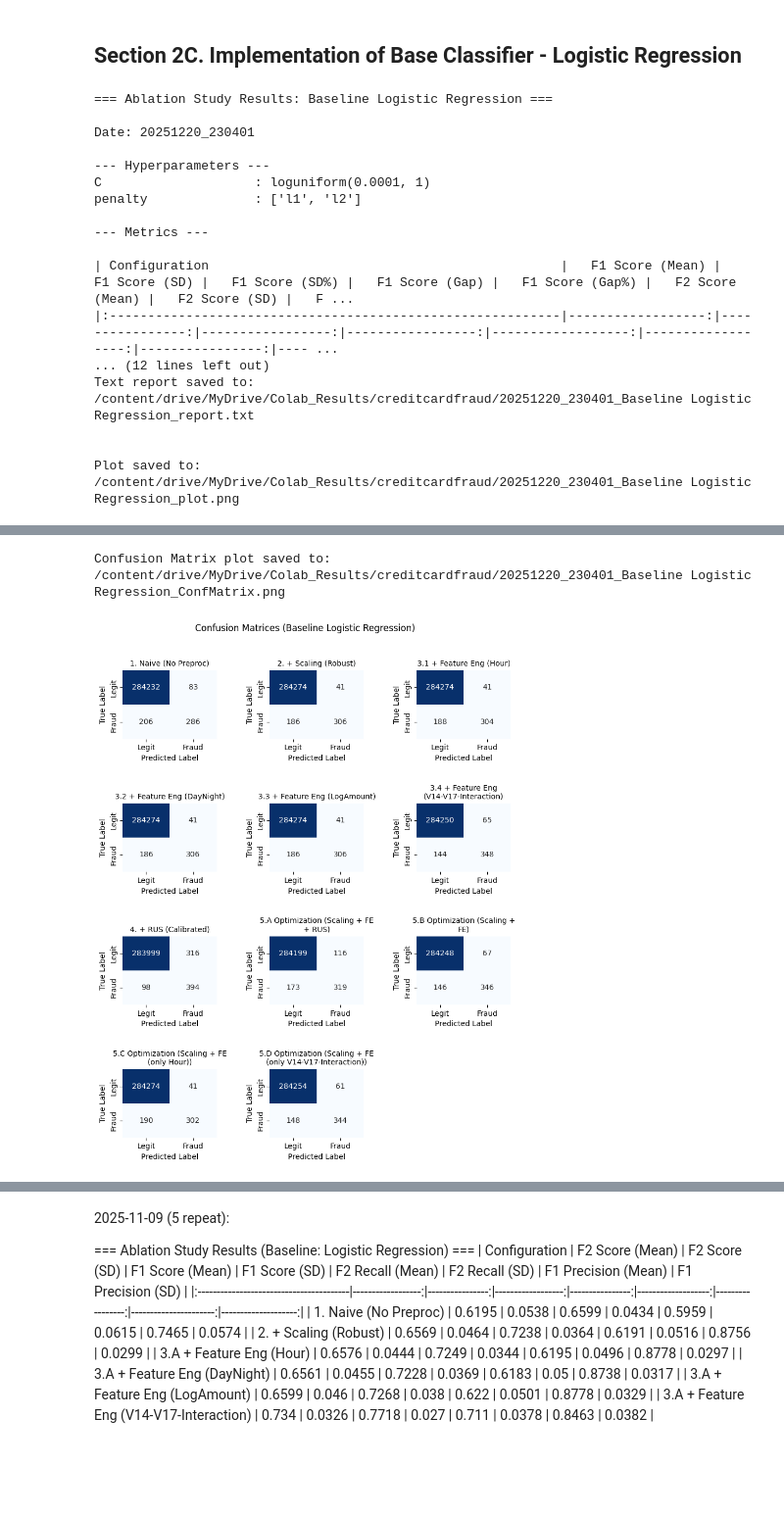
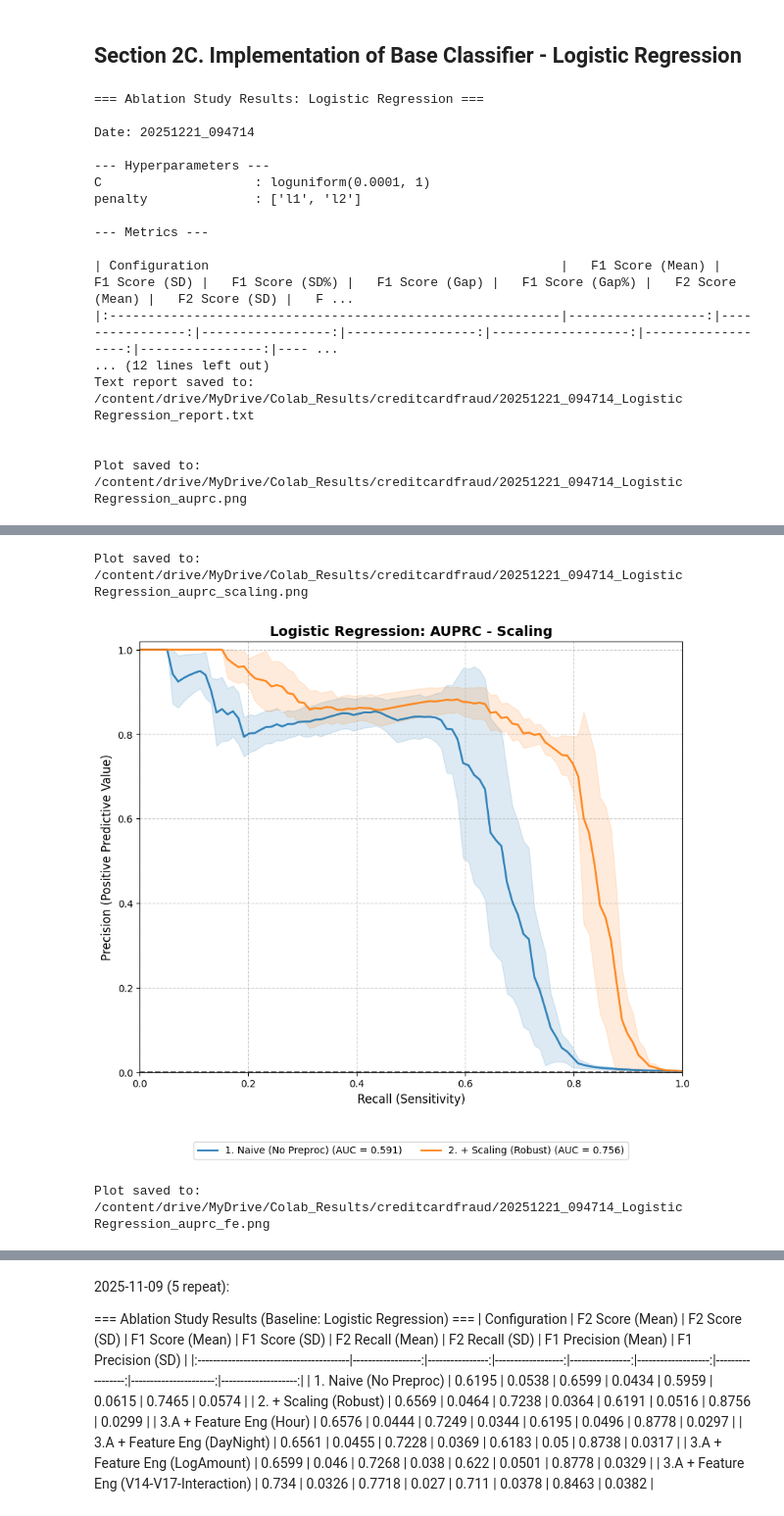
Before and after one commit to ang-bill/IU-DLMDSME01-Credit-Card-Fraud-Detection, a Jupyter notebook: Task1_Credit_Card_Fraud_Detection_Classifier_1.ipynb, the cells around one changed output, grey strips where cells are left out. Shown at 98% size. Cells and saved outputs as stored; diff of their text form; code cells hidden in the pictures; blank space fills up the shorter version.

Commit message:
Analyse results

```diff
--- a/Task1_Credit_Card_Fraud_Detection_Classifier_1.ipynb
+++ b/Task1_Credit_Card_Fraud_Detection_Classifier_1.ipynb
@@ -840,37 +905,37 @@ print(f"{datetime.now().strftime('%Y-%m-%d %H:%M:%S')} Dataset Shape: {X.shape},
 # %%
 # We define distinct pipelines to test each component
 configs = {
-    "1. Naive (No Preproc)": {
+    "1. Naive": {
         'scale': False, 'fe_1': False, 'fe_2': False, 'fe_3': False, 'fe_4': False, 'rus': False, 'opt': False
     },
-    "2. + Scaling (Robust)": {
+    "2. Scaling": {
         'scale': True, 'fe_1': False, 'fe_2': False, 'fe_3': False, 'fe_4': False,  'rus': False, 'opt': False
     },
-    "3.1 + Feature Eng (Hour)": {
+    "3.1 Scaling + FE (Hour)": {
         'scale': True, 'fe_1': True, 'fe_2': False, 'fe_3': False, 'fe_4': False,  'rus': False, 'opt': False
     },
-    "3.2 + Feature Eng (DayNight)": {
+    "3.2 Scaling + FE (Hour + Is_Night)": {
         'scale': True, 'fe_1': True, 'fe_2': True, 'fe_3': False, 'fe_4': False,  'rus': False, 'opt': False
     },
-    "3.3 + Feature Eng (LogAmount)": {
+    "3.3 Scaling + FE (Hour + Is_Night + Log_Amount)": {
         'scale': True, 'fe_1': True, 'fe_2': True, 'fe_3': True, 'fe_4': False,  'rus': False, 'opt': False
     },
-    "3.4 + Feature Eng (V14-V17-Interaction)": {
+    "3.4 Scaling + FE (Hour + Is_Night + Log_Amount + V14_V17)": {
         'scale': True, 'fe_1': True, 'fe_2': True, 'fe_3': True, 'fe_4': True,  'rus': False, 'opt': False
     },
-    "4. + RUS (Calibrated)": {
+    "4. Scaling + FE + RUS (Calibrated)": {
         'scale': True, 'fe_1': True, 'fe_2': True, 'fe_3': True, 'fe_4': True,  'rus': True, 'opt': False
     },
-    "5.A Optimization (Scaling + FE + RUS)": {
+    "5.A Scaling + FE + RUS + Optimisation": {
         'scale': True, 'fe_1': True, 'fe_2': True, 'fe_3': True, 'fe_4': True,  'rus': True, 'opt': True
     },
-    "5.B Optimization (Scaling + FE)": {
+    "5.B Scaling + FE + Optimisation": {
         'scale': True, 'fe_1': True, 'fe_2': True, 'fe_3': True, 'fe_4': True,  'rus': False, 'opt': True
     },
-    "5.C Optimization (Scaling + FE (only Hour))": {
+    "5.C Scaling + FE (only Hour) + Optimisation": {
         'scale': True, 'fe_1': True, 'fe_2': False, 'fe_3': False, 'fe_4': False,  'rus': False, 'opt': True
     },
-    "5.D Optimization (Scaling + FE (only V14-V17-Interaction))": {
+    "5.D Scaling + FE (only V14_V17) + Optimisation": {
         'scale': True, 'fe_1': False, 'fe_2': False, 'fe_3': False, 'fe_4': True,  'rus': False, 'opt': True
     }
 }
@@ -901,7 +966,7 @@ lr_params = {'C': loguniform(1e-4, 1), # regularization strength
              'penalty': ['l1', 'l2']   # regularization type
              }
 
-df_results, plot_data = run_ablation_study(
+lr_df_results, lr_plot_data = run_ablation_study(
     experiment_name="Logistic Regression",
     base_clf=LogisticRegression(
         solver='liblinear',
@@ -915,11 +980,11 @@ df_results, plot_data = run_ablation_study(
     X=X, y=y, configs=configs
 )
 
-visualize_results("Baseline Logistic Regression", lr_params, df_results, plot_data)
+visualize_results_ablation_study("Logistic Regression", lr_params, lr_df_results, lr_plot_data)
 # %% [output]
-=== Ablation Study Results: Baseline Logistic Regression ===
+=== Ablation Study Results: Logistic Regression ===
 
-Date: 20251220_230401
+Date: 20251221_094714
 
 --- Hyperparameters ---
 C                    : loguniform(0.0001, 1)
@@ -930,7 +995,7 @@ penalty              : ['l1', 'l2']
 | Configuration                                              |   F1 Score (Mean) |   F1 Score (SD) |   F1 Score (SD%) |   F1 Score (Gap) |   F1 Score (Gap%) |   F2 Score (Mean) |   F2 Score (SD) |   F ...
 |:-----------------------------------------------------------|------------------:|----------------:|-----------------:|-----------------:|------------------:|------------------:|----------------:|---- ...
 ... (12 lines left out)
-Text report saved to: /content/drive/MyDrive/Colab_Results/creditcardfraud/20251220_230401_Baseline Logistic Regression_report.txt
+Text report saved to: /content/drive/MyDrive/Colab_Results/creditcardfraud/20251221_094714_Logistic Regression_report.txt
 
 
-Plot saved to: /content/drive/MyDrive/Colab_Results/creditcardfraud/20251220_230401_Baseline Logistic Regression_plot.png
+Plot saved to: /content/drive/MyDrive/Colab_Results/creditcardfraud/20251221_094714_Logistic Regression_auprc.png
@@ -938,2 +1003,3 @@ Plot saved to: /content/drive/MyDrive/Colab_Results/creditcardfraud/20251220_230
-Confusion Matrix plot saved to: /content/drive/MyDrive/Colab_Results/creditcardfraud/20251220_230401_Baseline Logistic Regression_ConfMatrix.png
+Plot saved to: /content/drive/MyDrive/Colab_Results/creditcardfraud/20251221_094714_Logistic Regression_auprc_scaling.png
-[figure, old version]
+[figure, new version]
+Plot saved to: /content/drive/MyDrive/Colab_Results/creditcardfraud/20251221_094714_Logistic Regression_auprc_fe.png
```
Also changed, not shown: parts of 28 cells of this notebook.
